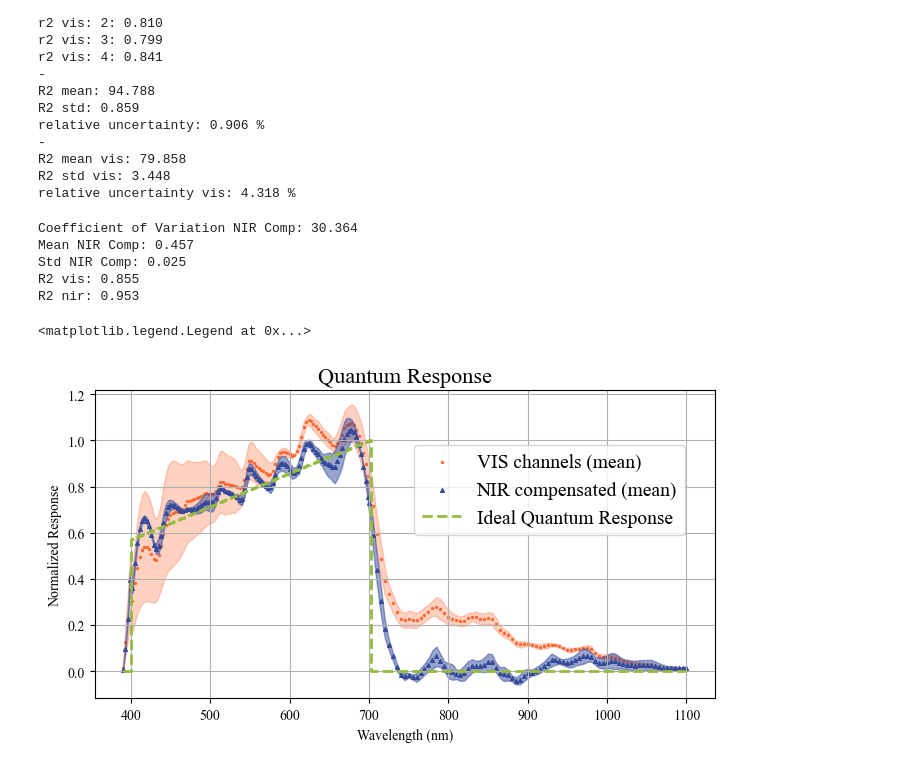
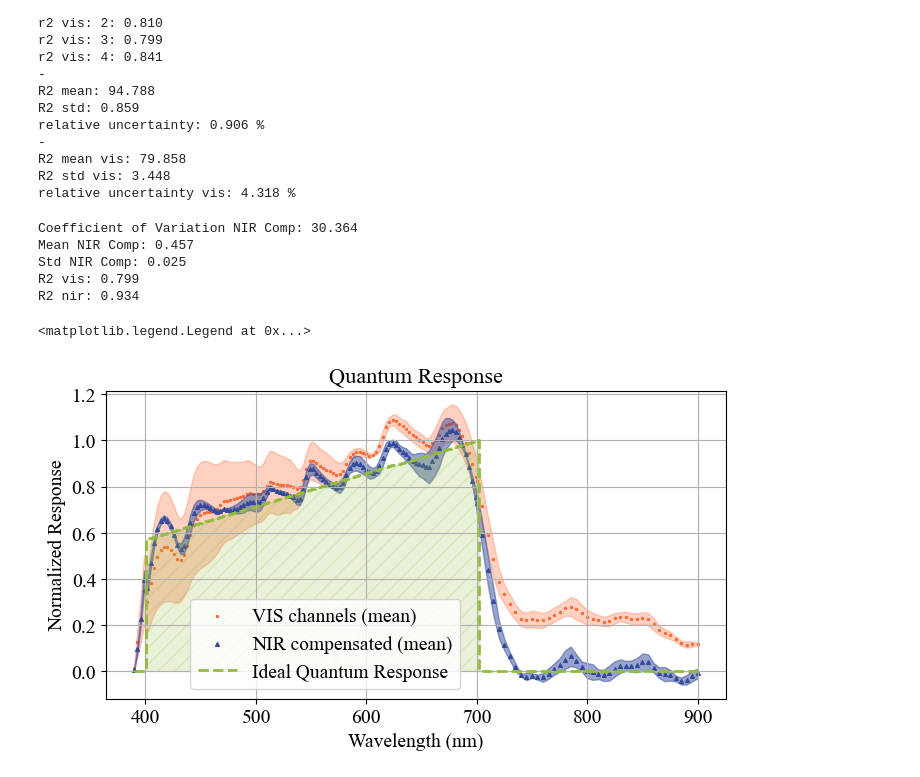
Before and after one commit to HKA-IES/Calibration-Multi-Spectral-PAR-Sensor, a Jupyter notebook: src/plots.ipynb, the cells around one changed output. Cells and saved outputs as stored; diff of their text form; code cells hidden in the pictures.

Commit message:
updating plots for publication

```diff
--- a/src/plots.ipynb
+++ b/src/plots.ipynb
@@ -175,9 +175,6 @@ plt.figure(figsize=[8,4])
 
 plt.rcParams["font.family"] = "serif"
 plt.rcParams["font.serif"] = "Times New Roman"
-
-
-#plt.scatter(wl, vis, label='VIS channels', color='#ff6733', marker='o', s=1)
 
 mean_vis = np.mean(vis_all, axis=0)
 std_vis = np.std(vis_all, axis=0)
@@ -185,42 +182,56 @@ coef_of_variation_vis = std_vis / mean_vis * 100
 #print(f"Coefficient of Variation VIS: {coef_of_variation_vis.mean():.3f}")
 #print(f"Mean VIS: {mean_vis.mean():.3f}")
 #print(f"Std VIS: {std_vis.mean():.3f}")
-plt.scatter(wl, mean_vis, label='VIS channels (mean)', color='#ff6733', marker='o', s=2)
-plt.fill_between(wl, mean_vis - std_vis, mean_vis + std_vis, color='#ff6733', alpha=0.3)
 
 mean_nir_comp = np.mean(nir_comp_all, axis=0)
 std_nir_comp = np.std(nir_comp_all, axis=0)
 coef_of_variation_nir_comp = std_nir_comp / mean_nir_comp * 100
 print(f"Coefficient of Variation NIR Comp: {coef_of_variation_nir_comp.mean():.3f}")
 print(f"Mean NIR Comp: {mean_nir_comp.mean():.3f}")
 print(f"Std NIR Comp: {std_nir_comp.mean():.3f}")
-plt.scatter(wl, mean_nir_comp, label='NIR compensated (mean)', color='#344a9a', marker='^', s=7)
-plt.fill_between(wl, mean_nir_comp - std_nir_comp, mean_nir_comp + std_nir_comp, color='#344a9a', alpha=0.5)
+
+# Filter data to only include wavelengths up to 900nm
+wl_filtered = wl[wl <= 900]
+mean_vis = mean_vis[:len(wl_filtered)]
+std_vis = std_vis[:len(wl_filtered)]
+mean_nir_comp = mean_nir_comp[:len(wl_filtered)]
+std_nir_comp = std_nir_comp[:len(wl_filtered)]
+PAR = PAR[:len(wl_filtered)]
+
+
+#plt.scatter(wl, vis, label='VIS channels', color='#ff6733', marker='o', s=1)
+
+plt.scatter(wl_filtered, mean_vis, label='VIS channels (mean)', color='#ff6733', marker='o', s=2)
+plt.fill_between(wl_filtered, mean_vis - std_vis, mean_vis + std_vis, color='#ff6733', alpha=0.3)
+
+plt.scatter(wl_filtered, mean_nir_comp, label='NIR compensated (mean)', color='#344a9a', marker='^', s=7)
+plt.fill_between(wl_filtered, mean_nir_comp - std_nir_comp, mean_nir_comp + std_nir_comp, color='#344a9a', alpha=0.5)
 
 #plt.scatter(wl, nir_comp, label='NIR compensated', color='#344a9a', s=3, marker='o')
-plt.step(wl, PAR, linestyle='--', label=f'Ideal Quantum Response', color="#93bc3c", linewidth=2, where='mid')
+plt.step(wl_filtered, PAR, linestyle='--', label=f'Ideal Quantum Response', color="#93bc3c", linewidth=2, where='mid')
+plt.fill_between(wl_filtered, 0, PAR , color="#93bc3c", alpha=0.2, hatch='//', edgecolor='#93bc3c', step='mid')
 
 plt.rcParams['axes.labelsize'] = 14
 plt.rcParams['xtick.labelsize'] = 14
 plt.rcParams['ytick.labelsize'] = 14
 plt.rcParams['axes.titlesize'] = 16
 
 print(f"R2 vis: {r2_score(PAR, mean_vis):.3f}")
 print(f"R2 nir: {r2_score(PAR, mean_nir_comp):.3f}")
 
 plt.grid()
 plt.xlabel('Wavelength (nm)')
 plt.ylabel('Normalized Response')
 #plt.text(820, 0.23, f"R2: {r2_score(PAR, nir_comp):.3f}", fontsize = 14)
 # Remove rows with NaN values in 'PAR' or 'PAR_calculated'
 plt.title(f'Quantum Response')
 #plt.title(f'{self.sensor_type} Sensor {self.sensor_number} Quantum Response')
-plt.legend(loc = "lower left", bbox_to_anchor=(0.5,0.5), fontsize = 14)
+plt.legend(loc = "lower left", bbox_to_anchor=(0.12,0.0), fontsize = 14)
 # %% [output]
 Coefficient of Variation NIR Comp: 30.364
 Mean NIR Comp: 0.457
 Std NIR Comp: 0.025
-R2 vis: 0.855
-R2 nir: 0.953
+R2 vis: 0.799
+R2 nir: 0.934
 <matplotlib.legend.Legend at 0x...>
-[figure, old version]
+[figure, new version]
```
